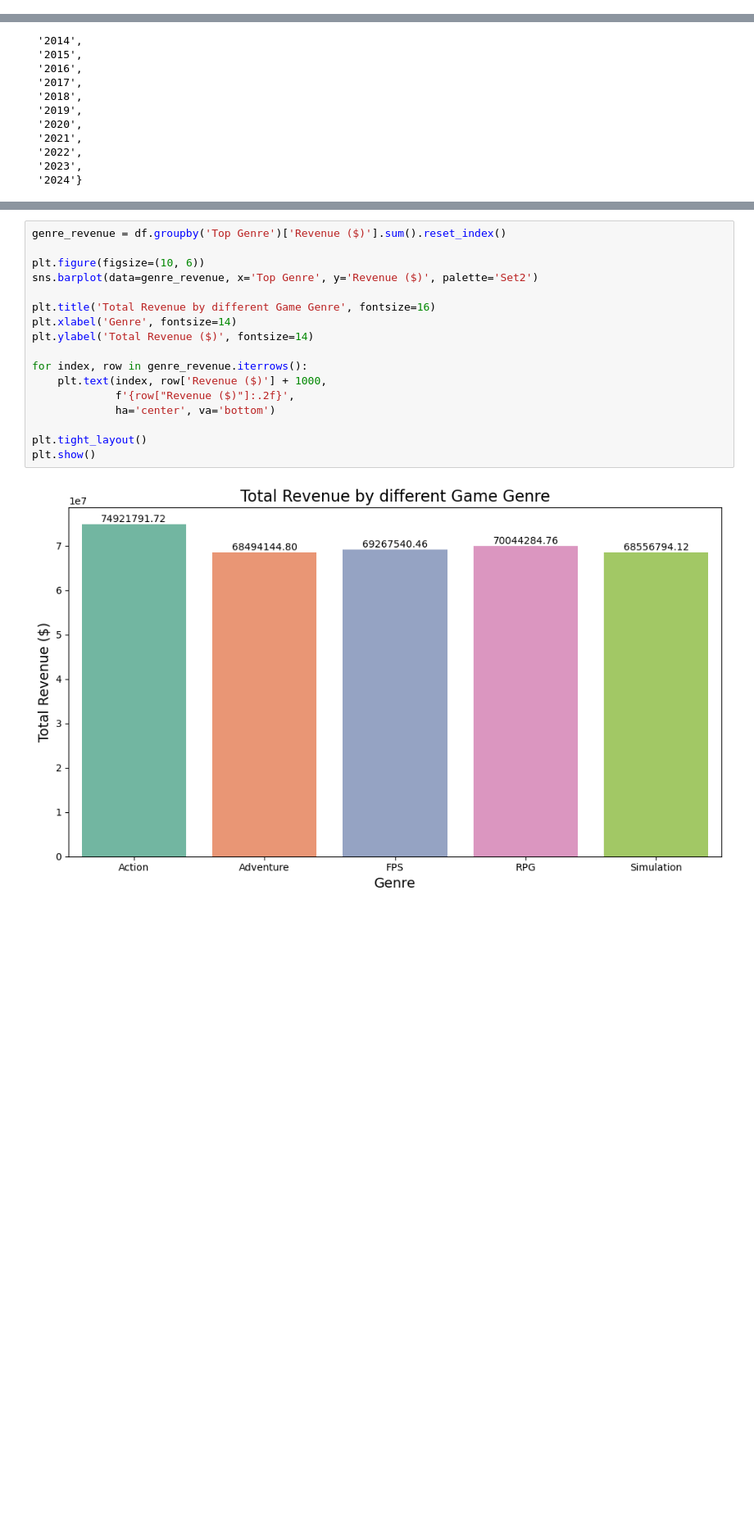
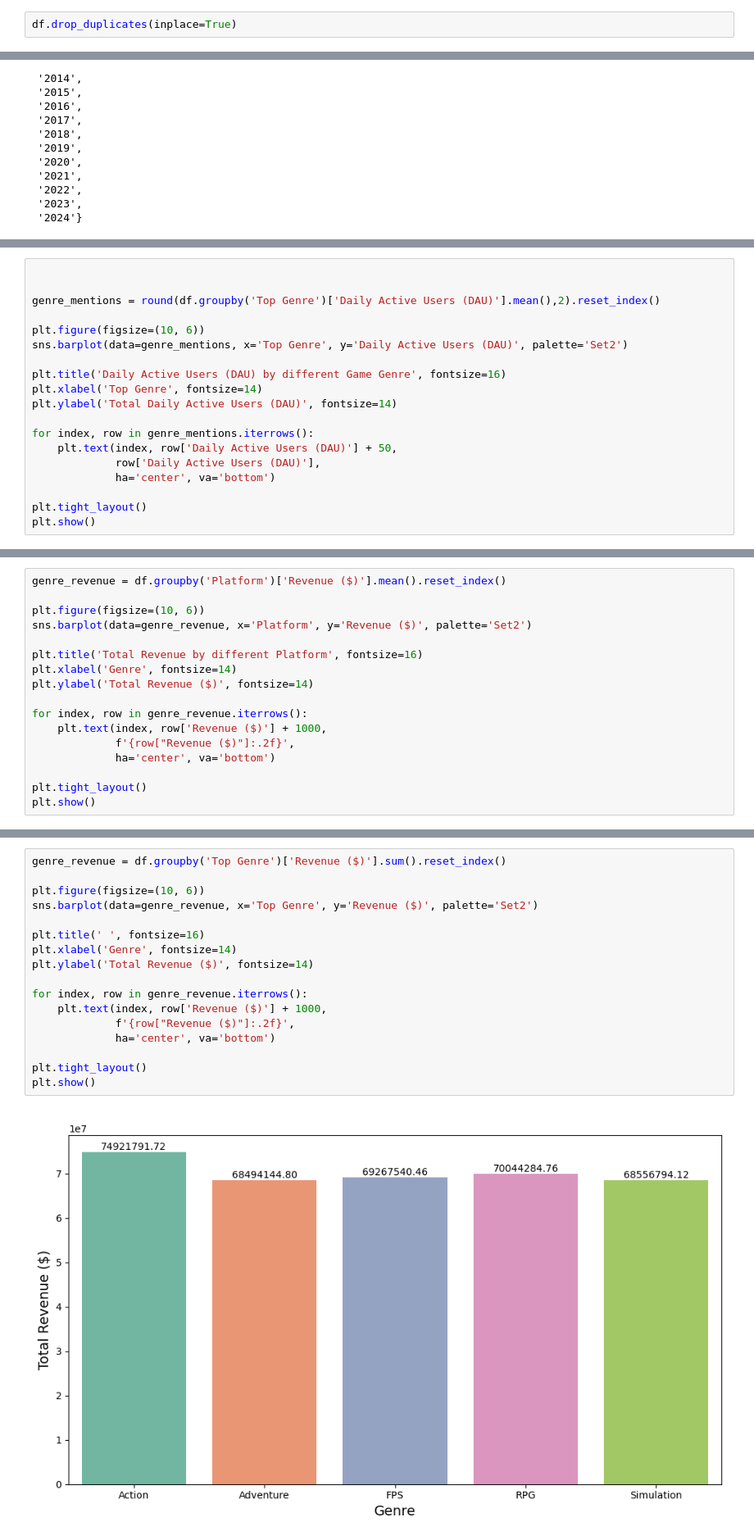
Before and after one commit to JACK6185555/NumPy, a Jupyter notebook: Project/Gaming_Trends.ipynb, the cells around one changed output, grey strips where cells are left out. Shown at 82% size. Saved outputs shown, nothing was run; the diff lists cells and outputs as text; blank space fills up the shorter version.

```diff
--- a/Project/Gaming_Trends.ipynb
+++ b/Project/Gaming_Trends.ipynb
@@ -15,0 +59,2 @@ df.head()
+# %%
+df.drop_duplicates(inplace=True)
@@ -56,3 +117,22 @@ plt.legend(title='Top Genre', bbox_to_anchor=(1.05, 1), loc='upper left', fontsi
 # %% [output]
 <matplotlib.legend.Legend at 0x...>
 [figure]
+# %%
+
+
+genre_mentions = round(df.groupby('Top Genre')['Daily Active Users (DAU)'].mean(),2).reset_index()
+
+plt.figure(figsize=(10, 6))
+sns.barplot(data=genre_mentions, x='Top Genre', y='Daily Active Users (DAU)', palette='Set2')
+
+plt.title('Daily Active Users (DAU) by different Game Genre', fontsize=16)
+plt.xlabel('Top Genre', fontsize=14)
+plt.ylabel('Total Daily Active Users (DAU)', fontsize=14)
+
+for index, row in genre_mentions.iterrows():
+    plt.text(index, row['Daily Active Users (DAU)'] + 50,
+             row['Daily Active Users (DAU)'],
+             ha='center', va='bottom')
+
+plt.tight_layout()
+plt.show()
@@ -94,3 +176,20 @@ plt.tight_layout()
 plt.show()
 # %% [output]
 [figure]
+# %%
+genre_revenue = df.groupby('Platform')['Revenue ($)'].mean().reset_index()
+
+plt.figure(figsize=(10, 6))
+sns.barplot(data=genre_revenue, x='Platform', y='Revenue ($)', palette='Set2')
+
+plt.title('Total Revenue by different Platform', fontsize=16)
+plt.xlabel('Genre', fontsize=14)
+plt.ylabel('Total Revenue ($)', fontsize=14)
+
+for index, row in genre_revenue.iterrows():
+    plt.text(index, row['Revenue ($)'] + 1000,
+             f'{row["Revenue ($)"]:.2f}',
+             ha='center', va='bottom')
+
+plt.tight_layout()
+plt.show()
@@ -115,22 +216,22 @@ plt.show()
 # %%
 genre_revenue = df.groupby('Top Genre')['Revenue ($)'].sum().reset_index()
 
 plt.figure(figsize=(10, 6))
 sns.barplot(data=genre_revenue, x='Top Genre', y='Revenue ($)', palette='Set2')
 
-plt.title('Total Revenue by different Game Genre', fontsize=16)
+plt.title(' ', fontsize=16)
 plt.xlabel('Genre', fontsize=14)
 plt.ylabel('Total Revenue ($)', fontsize=14)
 
 for index, row in genre_revenue.iterrows():
     plt.text(index, row['Revenue ($)'] + 1000,
              f'{row["Revenue ($)"]:.2f}',
              ha='center', va='bottom')
 
 plt.tight_layout()
 plt.show()
 # %% [output]
-[figure, old version]
+[figure, new version]
 # %%
 genre_session_duration = df.groupby('Top Genre')['Session Duration (minutes)'].mean().reset_index()
 
```
Also changed, not shown: parts of 11 cells of this notebook, 4 other files.
